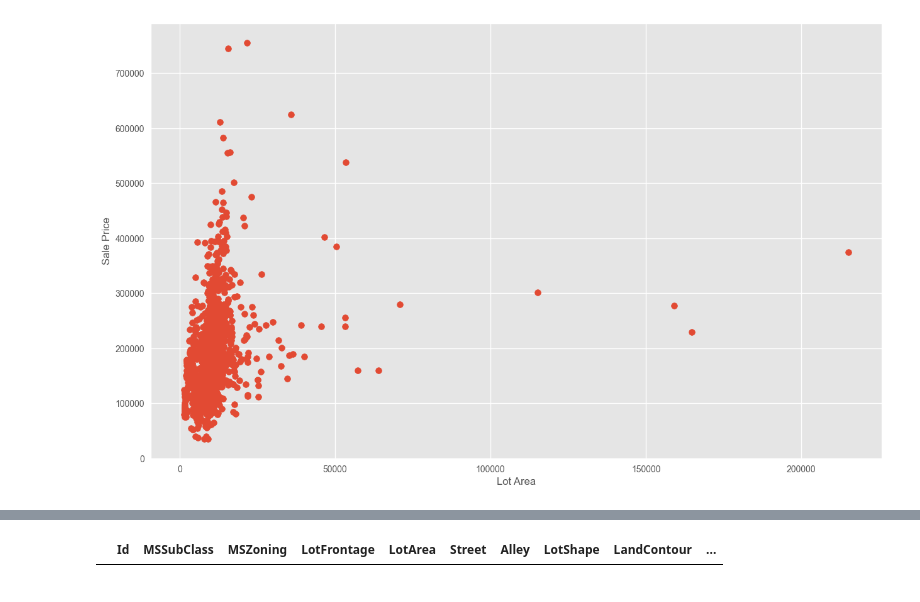
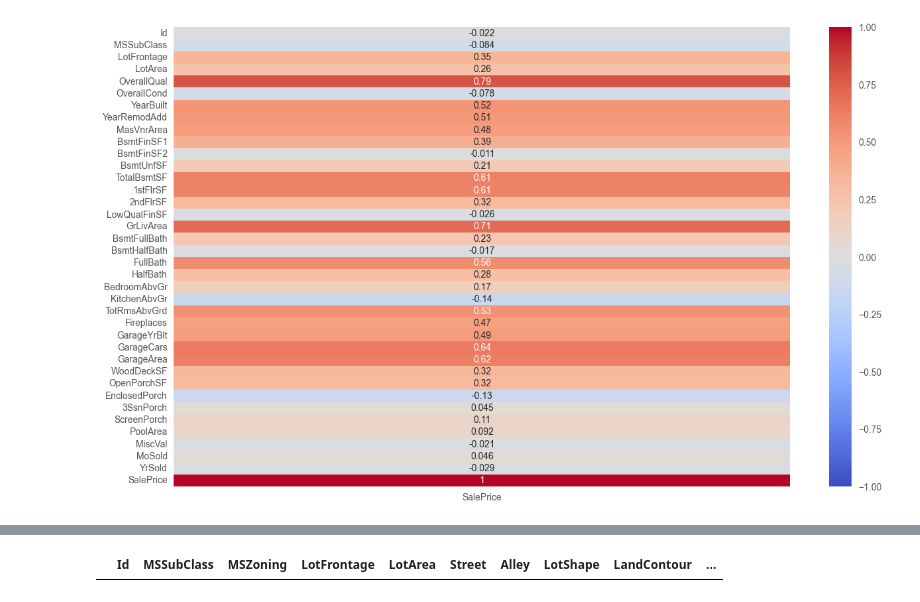
Before and after one commit to estebandonis/HT3-MineriadeDatos, a Jupyter notebook: lab3.ipynb, the cells around one changed output, grey strips where cells are left out. Cells and saved outputs as stored; diff of their text form; code cells hidden in the pictures.

```diff
--- a/lab3.ipynb
+++ b/lab3.ipynb
@@ -36,12 +24,14 @@ houses_df.head()
-# %%
-#exploratory data analysis
-houses_df.describe()
-
-
-
-plt.scatter(houses_df['LotArea'], houses_df['SalePrice'])
-plt.xlabel('Lot Area (ft^2)')
-plt.ylabel('Sale Price ($)')
-plt.show()
-# %% [output]
-[figure, removed]
+# %%
+houses_df = pd.read_csv('train.csv', encoding='latin1')
+
+numeric_features = houses_df.select_dtypes(include=[np.number])
+
+corr = numeric_features.corr()
+
+selected_variable = corr['SalePrice']
+
+#plot the heatmap
+sns.heatmap(selected_variable.to_frame(), annot=True, cmap='coolwarm', vmin=-1, vmax=1)
+plt.show()
+# %% [output]
+[figure, added]
```
Also changed, not shown: parts of 2 cells of this notebook.
